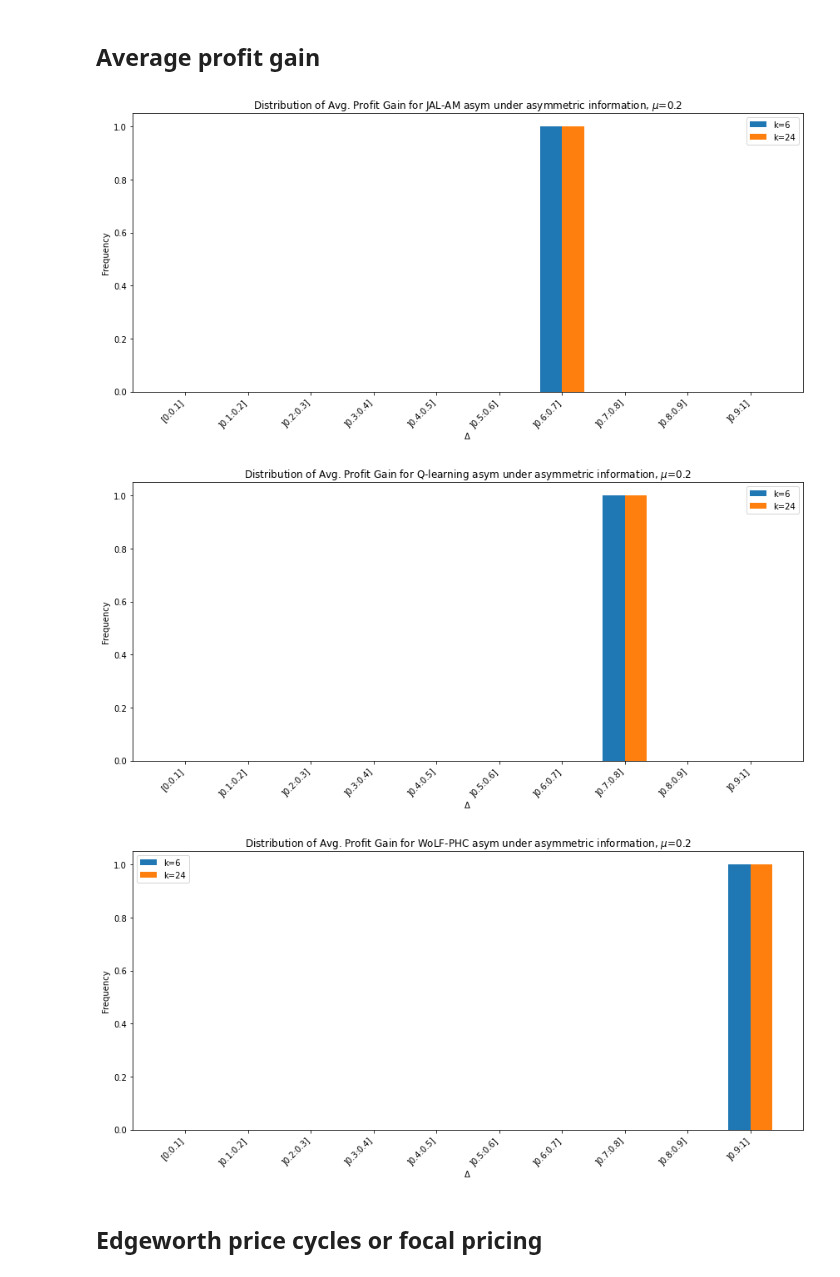
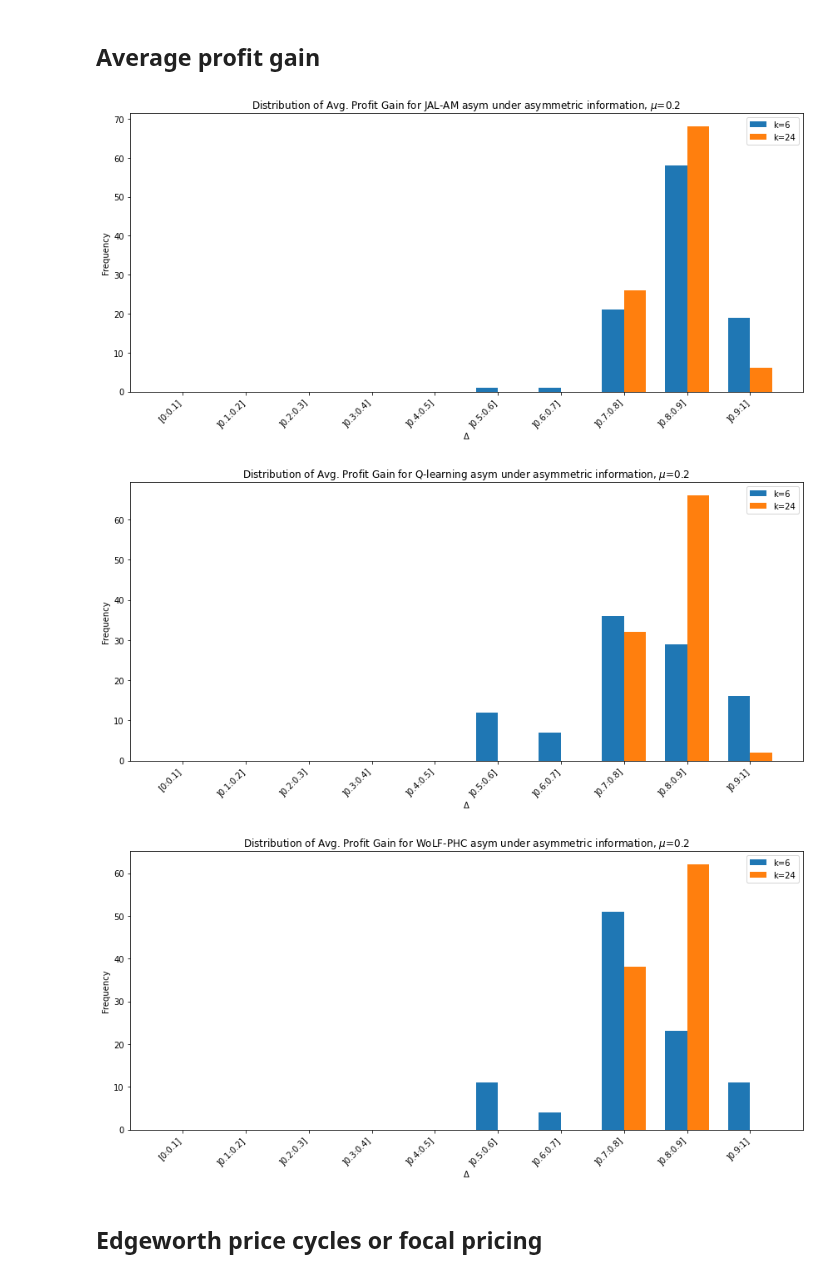
Before and after one commit to nicklasbusk/Bachelorprojekt, a Jupyter notebook: Code/graphs.ipynb, the cells around one changed output. Saved outputs shown, nothing was run; the diff lists cells and outputs as text; code cells hidden in the pictures.

```diff
--- a/Code/graphs.ipynb
+++ b/Code/graphs.ipynb
@@ -298,10 +325,34 @@ def run_sim_asym( alpha, gamma, delta_l, delta_w, k, T, n, mu):
     avg_avg_profitabilities = np.divide(summed_avg_profitabilities, n)
     WoLF_PHC_res_asym=[avg_avg_profitabilities, avg_prof_gain, edge, focal]
     return JAL_AM_res_asym,Q_learner_res_asym, WoLF_PHC_res_asym, n, len(k), mu
+# %%
+def run_all_sim_asym(n, k, mu):
+    """
+    args:
+        n: number of runs simulated
+        k: length of price action vector
+    returns:
+        JAL_AM_res: list conating avg. profitabilities, avg. profit gain, counter for both edgeworth price cycles and focal pricing for JAL-AM
+        Q_learner_res: list conating avg. profitabilities, avg. profit gain, counter for both edgeworth price cycles and focal pricing for Q-learning
+        WoLF_PHC_res: list conating avg. profitabilities, avg. profit gain, counter for both edgeworth price cycles and focal pricing for WoLF-PHC
+    """
+    avg_prof_JAL_AM, avg_prof_gain_JAL_AM, edge_JAL_AM, focal_JAL_AM = run_sim_JAL_AM_asym(n, k, mu)
+    JAL_AM_res = [avg_prof_JAL_AM, avg_prof_gain_JAL_AM, edge_JAL_AM, focal_JAL_AM]
+
+    avg_prof_Q, avg_prof_gain_Q, edge_Q, focal_Q = run_sim_Q_Asym(n, k, mu)
+    Q_res = [avg_prof_Q, avg_prof_gain_Q, edge_Q, focal_Q]
+
+    avg_prof_WoLF_PHC, avg_prof_gain_WoLF_PHC, edge_WoLF_PHC, focal_WoLF_PHC = run_sim_wolf_asym(n, k, mu)
+    WoLF_PHC_res = [avg_prof_WoLF_PHC, avg_prof_gain_WoLF_PHC, edge_WoLF_PHC, focal_WoLF_PHC]
+
+    return JAL_AM_res,Q_res,WoLF_PHC_res, n, k, mu
 # %%
-JAL_AM_res_asym,Q_learner_res_asym, WoLF_PHC_res_asym, n, k, mu = run_sim_asym(0.3,0.95,0.2,0.6,np.linspace(0,1,7),500000,1, 0.2)
+JAL_AM_res_asym,Q_learner_res_asym, WoLF_PHC_res_asym, n, k, mu = run_all_sim_asym(100, np.linspace(0,1,7), 0.2)
+# %%
+JAL_AM_res_asym24,Q_learner_res_asym24, WoLF_PHC_res_asym24, nn, k24, mu = run_all_sim_asym(100, np.linspace(0,1,25), 0.2)
 # %% [markdown]
 ## Profitability
 # %%
-plot_profitability(n, k, JAL_AM_res_asym, Q_learner_res_asym, WoLF_PHC_res_asym,mu=mu, baseline=False)
+plot_profitability(n, len(k), JAL_AM_res_asym, Q_learner_res_asym, WoLF_PHC_res_asym,mu=mu, baseline=False)
+plot_profitability(n, len(k24), JAL_AM_res_asym24, Q_learner_res_asym24, WoLF_PHC_res_asym24, mu=mu, baseline=False)
 # %% [output]
@@ -311,23 +363,23 @@ plot_profitability(n, k, JAL_AM_res_asym, Q_learner_res_asym, WoLF_PHC_res_asym,
 # %%
 # Define the intervals
 intervals = [(0, 0.1), (0.1, 0.2), (0.2, 0.3), (0.3, 0.4), (0.4, 0.5), (0.5, 0.6), (0.6, 0.7), (0.7, 0.8), (0.8, 0.9), (0.9, 1)]
 intervals_str = ['[0:0.1]',']0.1:0.2]',']0.2:0.3]', ']0.3:0.4]', ']0.4:0.5]', ']0.5:0.6]', ']0.6:0.7]', ']0.7:0.8]', ']0.8:0.9]', ']0.9:1]']
 
 JAL_AM_prof_gain_k6 = count_intervals(JAL_AM_res_asym[1], intervals)
-JAL_AM_prof_gain_k24 = count_intervals(JAL_AM_res_asym[1], intervals)
+JAL_AM_prof_gain_k24 = count_intervals(JAL_AM_res_asym24[1], intervals)
 plot_avg_prof_gain(JAL_AM_prof_gain_k6, JAL_AM_prof_gain_k24, intervals, intervals_str, 'JAL-AM asym', [6, 24], mu=mu, baseline=False)
 
 Q_prof_gain_k6 = count_intervals(Q_learner_res_asym[1], intervals)
-Q_prof_gain_k24 = count_intervals(Q_learner_res_asym[1], intervals)
+Q_prof_gain_k24 = count_intervals(Q_learner_res_asym24[1], intervals)
 plot_avg_prof_gain(Q_prof_gain_k6, Q_prof_gain_k24, intervals, intervals_str, 'Q-learning asym', [6, 24], mu=mu, baseline=False)
 
 WoLF_PHC_prof_gain_k6 = count_intervals(WoLF_PHC_res_asym[1], intervals)
-WoLF_PHC_prof_gain_k24 = count_intervals(WoLF_PHC_res_asym[1], intervals)
+WoLF_PHC_prof_gain_k24 = count_intervals(WoLF_PHC_res_asym24[1], intervals)
 plot_avg_prof_gain(WoLF_PHC_prof_gain_k6, WoLF_PHC_prof_gain_k24, intervals, intervals_str, 'WoLF-PHC asym', [6, 24], mu=mu, baseline=False)
 # %% [output]
-[figure, old version]
+[figure, new version]
-[figure, old version]
+[figure, new version]
-[figure, old version]
+[figure, new version]
 # %% [markdown]
 ## Edgeworth price cycles or focal pricing
 # %%
```
Also changed, not shown: parts of 17 cells of this notebook, 19 other files.
